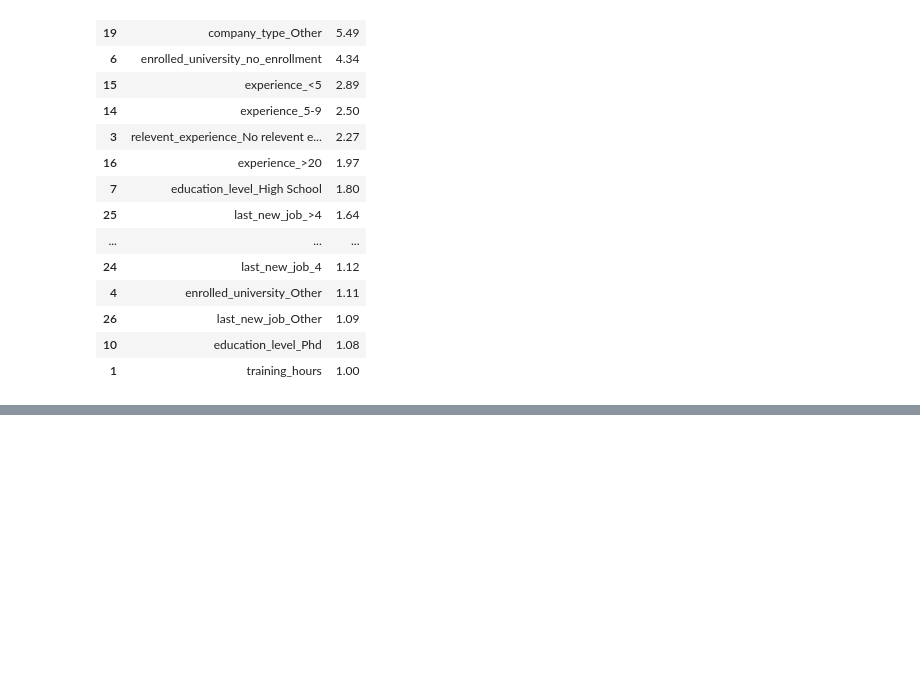
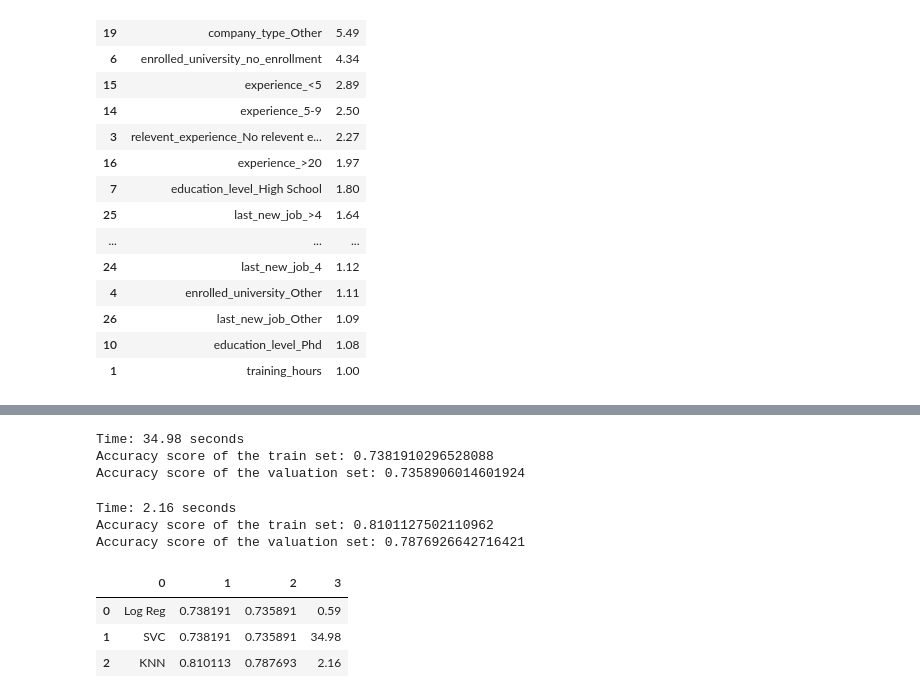
Before and after one commit to JordanFortney/recruitmentTargetsML, a Jupyter notebook: hrAnalytics.ipynb, the cells around one changed output, grey strips where cells are left out. Saved outputs shown, nothing was run; the diff lists cells and outputs as text; code cells hidden in the pictures; blank space fills up the shorter version.

```diff
--- a/hrAnalytics.ipynb
+++ b/hrAnalytics.ipynb
@@ -856,0 +916,4 @@ buildVIF(x2)
+# %%
+x1_train, x1_val, y1_train, y1_val = train_test_split(Xrfe, Ysm, test_size = 0.3, random_state = 12)
+
+timedResultList = []
@@ -856,0 +948,60 @@ buildVIF(x2)
+# %%
+start = time.time()
+timeResultsData = []
+
+svcXrfe = SVC(C = 10, random_state = 12).fit(x1_train, y1_train)
+
+y1_train_pred = logXrfe.predict(x1_train)
+y1_val_pred = logXrfe.predict(x1_val)
+trainScore = accuracy_score(y1_train, y1_train_pred)
+valScore = accuracy_score(y1_val, y1_val_pred)
+
+end = time.time()
+timeResultsData.append('SVC')
+timeResultsData.append(trainScore)
+timeResultsData.append(valScore)
+totalTime = round(end - start,2)
+timeResultsData.append(totalTime)
+timedResultList.append(timeResultsData)
+
+print(f"Time: {totalTime} seconds")
+print(f"Accuracy score of the train set: {trainScore}")
+print(f"Accuracy score of the valuation set: {valScore}")
+# %% [output]
+Time: 34.98 seconds
+Accuracy score of the train set: 0.7381910296528088
+Accuracy score of the valuation set: 0.7358906014601924
+# %%
+start = time.time()
+timeResultsData = []
+
+knnXrfe = KNeighborsClassifier().fit(x1_train, y1_train)
+
+y1_train_pred = knnXrfe.predict(x1_train)
+y1_val_pred = knnXrfe.predict(x1_val)
+trainScore = accuracy_score(y1_train, y1_train_pred)
+valScore = accuracy_score(y1_val, y1_val_pred)
+
+end = time.time()
+timeResultsData.append('KNN')
+timeResultsData.append(trainScore)
+timeResultsData.append(valScore)
+totalTime = round(end - start,2)
+timeResultsData.append(totalTime)
+timedResultList.append(timeResultsData)
+
+print(f"Time: {totalTime} seconds")
+print(f"Accuracy score of the train set: {trainScore}")
+print(f"Accuracy score of the valuation set: {valScore}")
+# %% [output]
+Time: 2.16 seconds
+Accuracy score of the train set: 0.8101127502110962
+Accuracy score of the valuation set: 0.7876926642716421
+# %%
+timeDF = pd.DataFrame(timedResultList)
+timeDF
+# %% [output]
+|  | 0 | 1 | 2 | 3 |
+| 0 | Log Reg | 0.738191 | 0.735891 | 0.59 |
+| 1 | SVC | 0.738191 | 0.735891 | 34.98 |
+| 2 | KNN | 0.810113 | 0.787693 | 2.16 |
```
Also changed, not shown: parts of 14 cells of this notebook.
